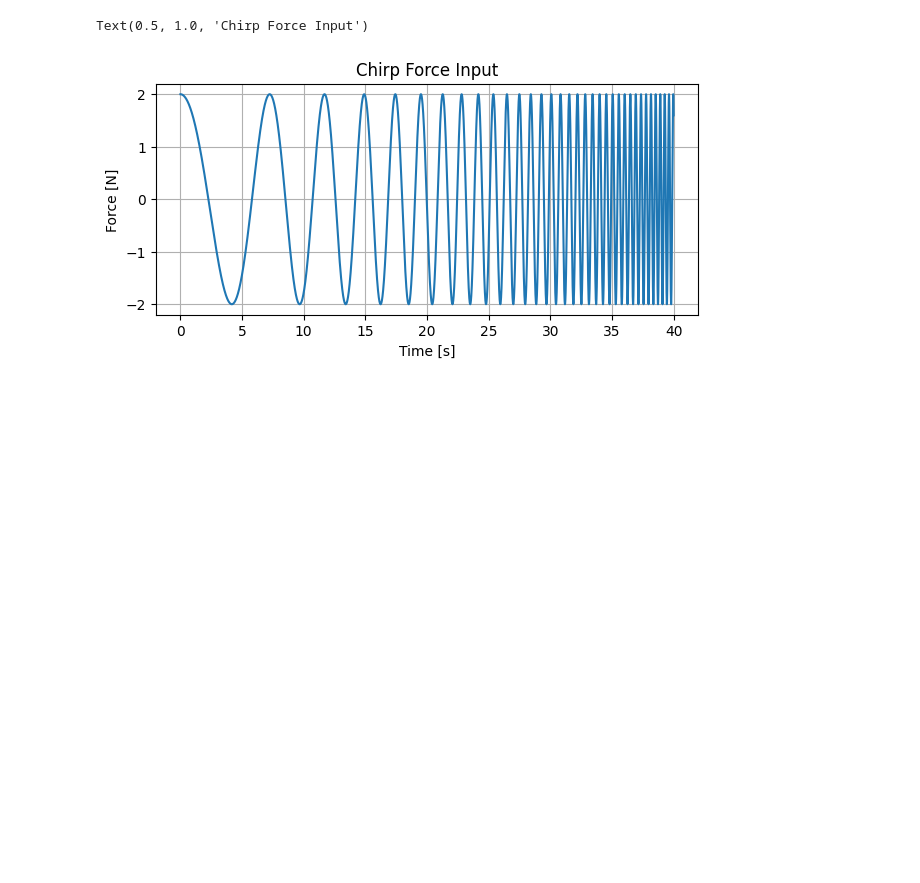
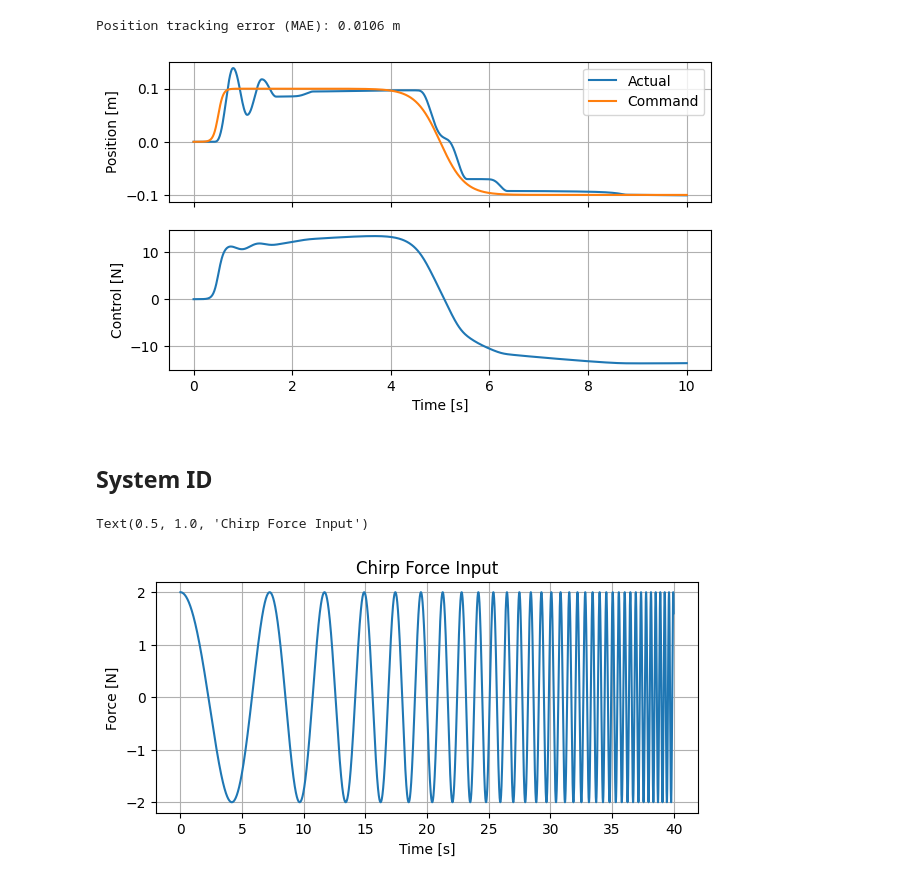
Before and after one commit to PineTreeLabs/archimedes, a Jupyter notebook: docs/source/tutorials/approximation/sysid.ipynb, the cells around one changed output. Drawn from its saved outputs; the diff is of its cells as text; code cells hidden in the pictures; blank space fills up the shorter version.

```diff
--- a/docs/source/tutorials/approximation/sysid.ipynb
+++ b/docs/source/tutorials/approximation/sysid.ipynb
@@ -6,3 +118,70 @@ import archimedes as arc
+# %%
+# Internal model control gains
+def imc_controller(m, b, k, lam):
+    kp = b / (2 * lam)
+    ki = k / (2 * lam)
+    kd = m / (2 * lam)
+    tau_f = lam / 2
+
+    s = control.TransferFunction.s
+    pid_tf = (kp + ki / s + kd * s) / (1 + tau_f * s)
+    pid_tf = control.minreal(pid_tf, verbose=False)
+    return StateSpaceSystem.from_tf(pid_tf)
+# %%
+@arc.struct
+class ClosedLoopSystem:
+    """Closed-loop system with PID controller and spring-mass-friction dynamics."""
+    controller: StateSpaceSystem
+    ffwd: Callable = lambda t: 0.0  # Feedforward input (default: zero)
+
+    def dynamics(self, t: float, y: np.ndarray):
+        x = y[:nx]
+        z = y[nx:]
+        r = x_ref(t)
+        e = r - x[0]
+        z_dot = self.controller.dynamics(t, z, e)
+        u_fb = self.controller.output(t, z, e)
+        u_ff = self.ffwd(t)
+        u = u_fb + u_ff
+        x_dot = sys_rhs(t, x, u)
+        return np.hstack([x_dot, z_dot])
+
+    @property
+    def nx(self):
+        return nx + self.controller.nx
+
+
+b = 20.0  # Approximate viscous damping coefficient [N/(m/s)]
+pid = imc_controller(m=m, b=b, k=k, lam=0.1)
+system = ClosedLoopSystem(controller=pid)
+
+y0 = np.array([0.0, 0.0, 0.0, 0.0])
+ys = arc.odeint(system.dynamics, [t_ref[0], t_ref[-1]], y0, t_eval=t_ref)
+us = np.array([pid.output(t, y[nx:], x_ref(t)) for t, y in zip(t_ref, ys.T)])
+
+# Mean tracking error
+err = np.mean(np.abs(ys[0] - x_ref(t_ref)))
+print(f"Position tracking error (MAE): {err:.4f} m")
+
+fig, ax = plt.subplots(2, 1, figsize=(7, 4), sharex=True)
+ax[0].plot(t_ref, ys[0], label='Actual')
+ax[0].plot(t_ref, x_ref(t_ref), label='Command')
+ax[0].set_ylabel('Position [m]')
+ax[0].grid()
+ax[0].legend()
+
+ax[1].plot(t_ref, us)
+ax[1].set_xlabel('Time [s]')
+ax[1].set_ylabel('Control [N]')
+ax[1].grid()
+
+ax[-1].set_xlabel('Time [s]')
+plt.show()
+# %% [output]
+Position tracking error (MAE): 0.0106 m
+[figure, added]
+# %% [markdown]
+## System ID
 # %%
 # Scipy chirp function for force
 
```
Also changed, not shown: parts of 25 cells of this notebook.
